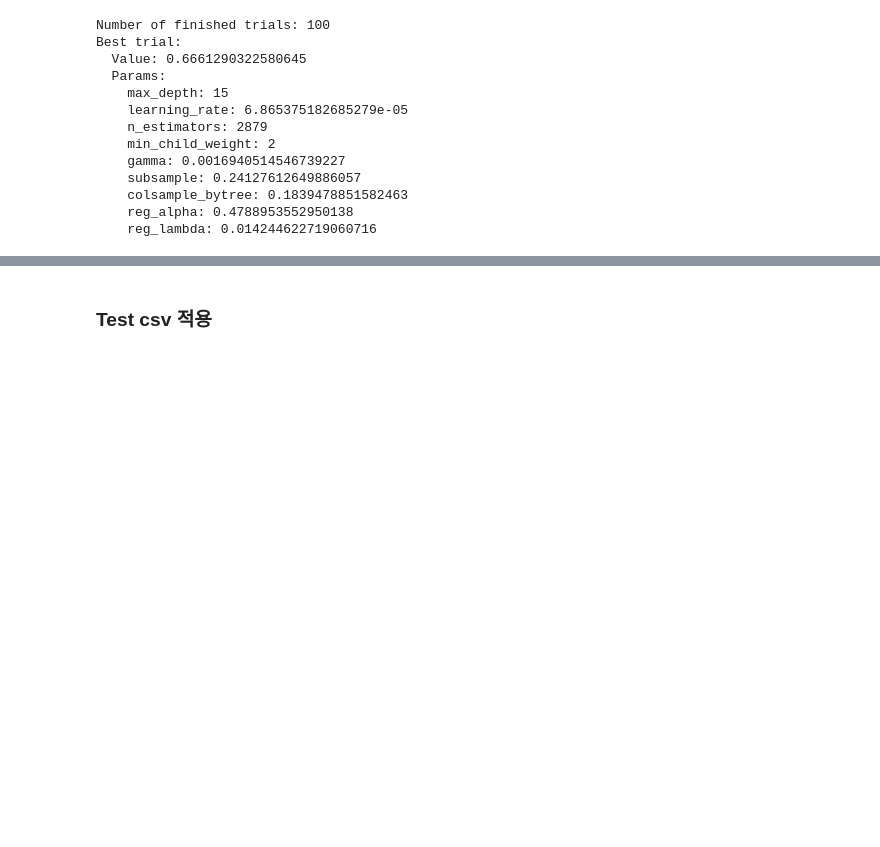
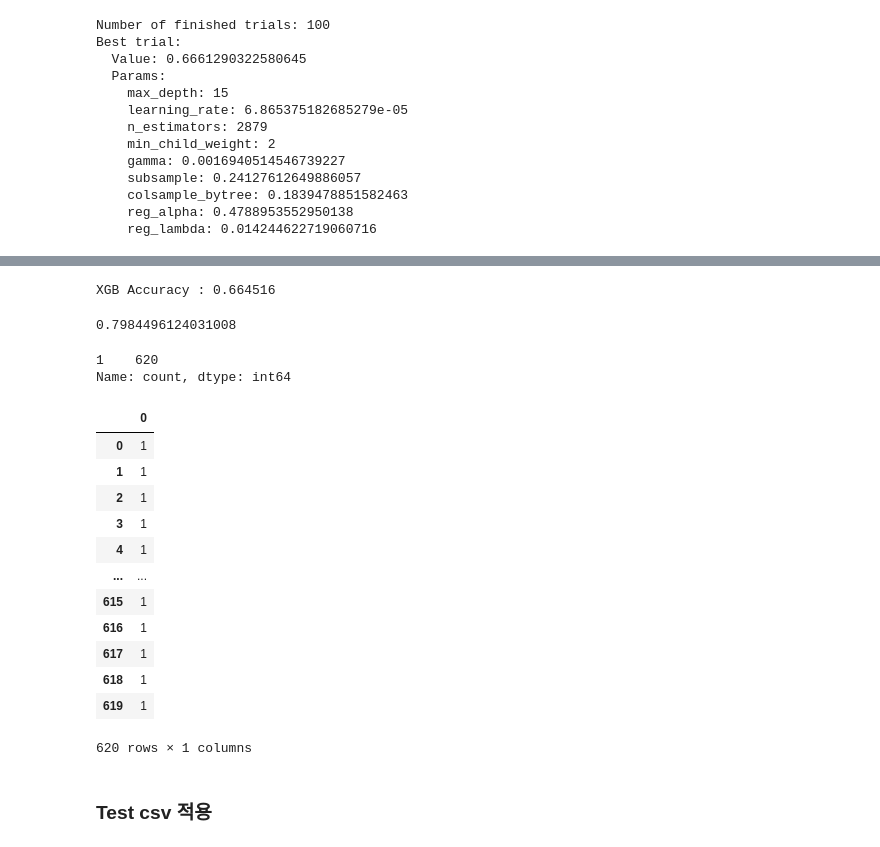
Before and after one commit to dlsco123/mtvsDacon, a Jupyter notebook: [mtvs]lej_submit test_optuna.ipynb, the cells around one changed output, grey strips where cells are left out. Saved outputs shown, nothing was run; the diff lists cells and outputs as text; code cells hidden in the pictures; blank space fills up the shorter version.

```diff
--- a/[mtvs]lej_submit test_optuna.ipynb
+++ b/[mtvs]lej_submit test_optuna.ipynb
@@ -638,3 +599,20 @@ Best trial:
 # %%
 # optuna.visualization.plot_param_importances(study) # 파라미터 중요도 확인 그래프
 # optuna.visualization.plot_optimization_history(study) # 최적화 과정 시각화
+# %%
+xgb = XGBClassifier(booster='gblinear',
+                    objective='binary:logistic',
+                    # max_delta_step = 3,
+                    #max_depth=15,
+                    learning_rate = 6.865375182685279e-05,
+                    n_estimators = 2879,
+                    # min_child_weight = 2,
+                    #gamma = 0.0016940514546739227,
+                    # subsample = 0.24127612649886057,
+                    #colsample_bytree = 0.1839478851582463,
+                    reg_alpha = 0.4788953552950138,
+                    reg_lambda = 0.014244622719060716
+                    )
+
+xgb.fit(X_train, y_train)
+# Parameters: { "colsample_bytree", "gamma", "max_delta_step", "max_depth", "min_child_weight", "subsample" } are not used.
@@ -641,3 +642,30 @@ Best trial:
+# %%
+print("XGB Accuracy : %f" % xgb.score(X_eval, y_eval)) # 검증 데이터로 성능 측정
+accuracy_score(y_eval, xgb.predict(X_eval))
+f1_score(y_eval, xgb.predict(np.asarray(X_eval)))
+# %% [output]
+XGB Accuracy : 0.664516
+0.7984496124031008
+# %%
+test_xgb = pd.DataFrame(xgb.predict(X_eval))
+print(test_xgb.value_counts())
+test_xgb
+# %% [output]
+1    620
+Name: count, dtype: int64
+|  | 0 |
+| 0 | 1 |
+| 1 | 1 |
+| 2 | 1 |
+| 3 | 1 |
+| 4 | 1 |
+| ... | ... |
+| 615 | 1 |
+| 616 | 1 |
+| 617 | 1 |
+| 618 | 1 |
+| 619 | 1 |
+620 rows × 1 columns
 # %% [markdown]
 ### Test csv 적용
 # %%
```
Also changed, not shown: parts of 16 cells of this notebook, 19 other files.
